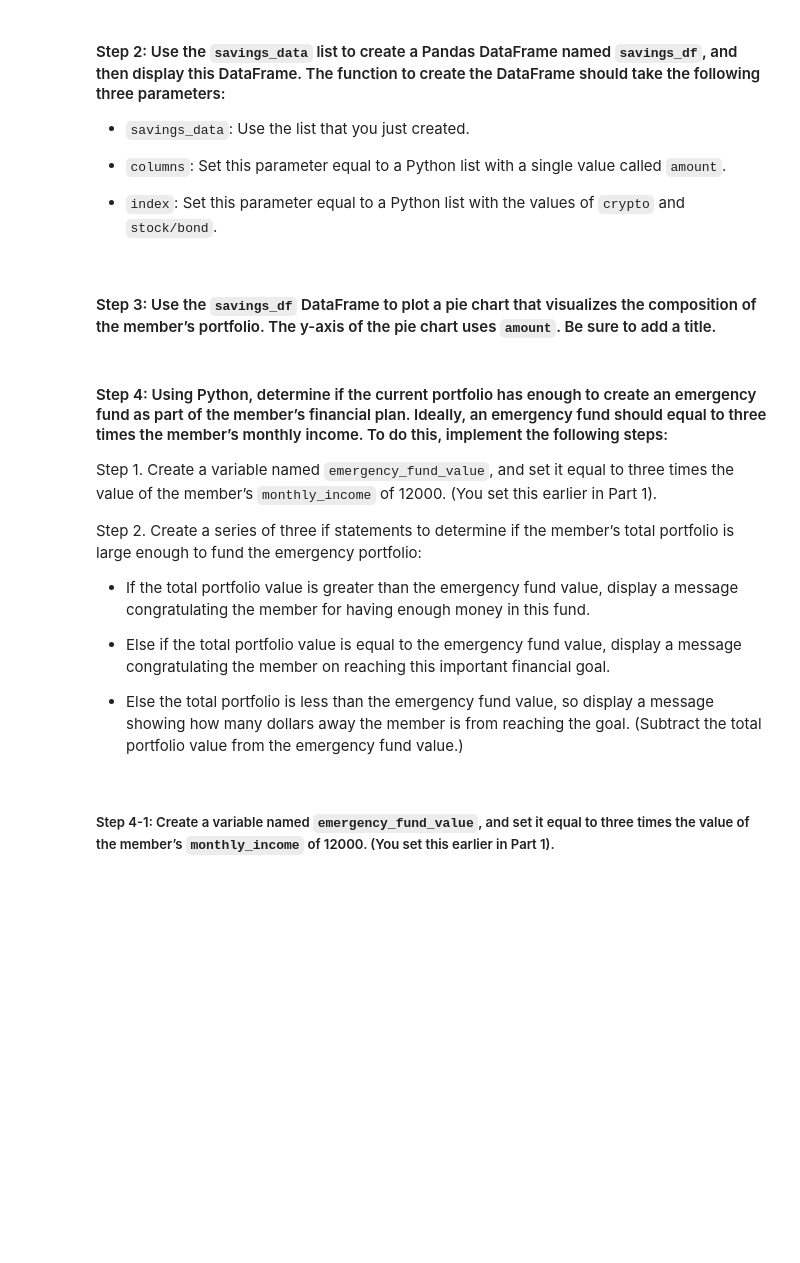
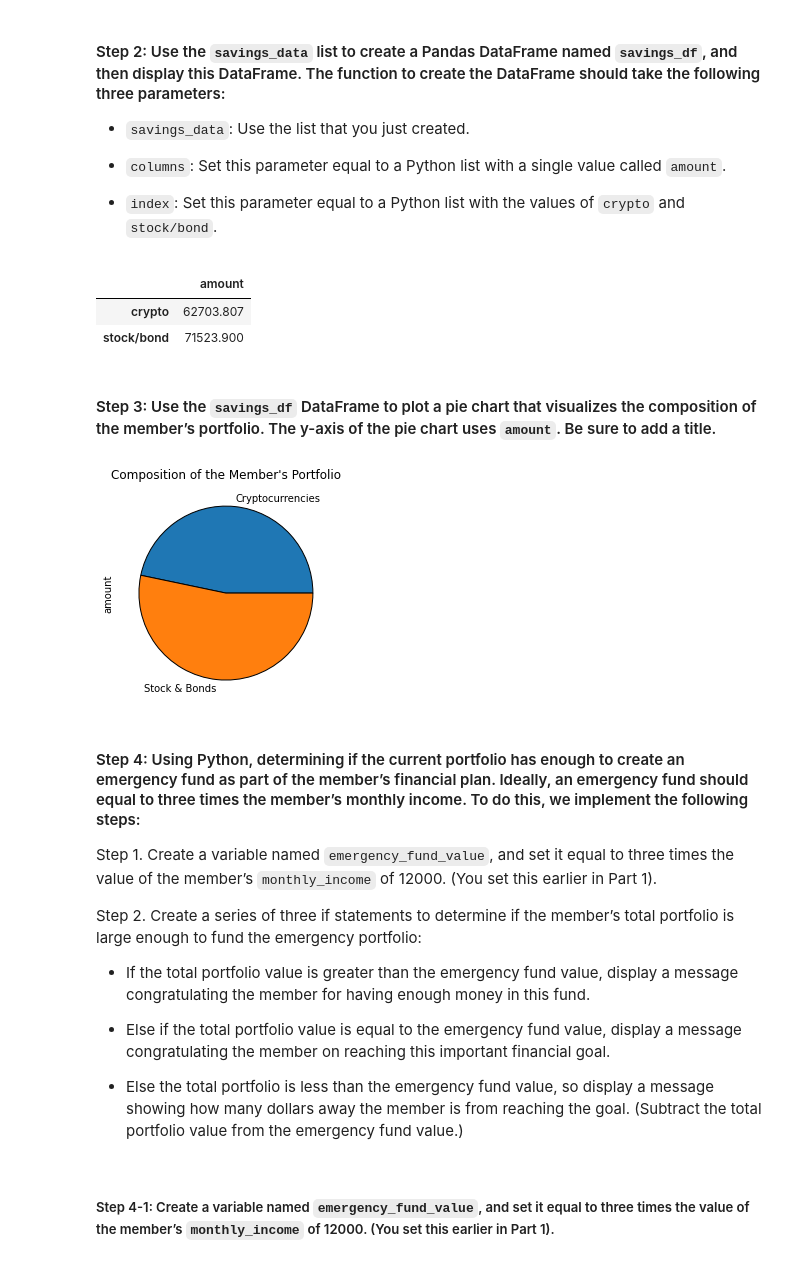
Before and after one commit to paocarvajal1912/Financial_Planning_Tools, a Jupyter notebook: financial_planning_tools.ipynb, the cells around one changed output. Saved outputs shown, nothing was run; the diff lists cells and outputs as text; code cells hidden in the pictures; blank space fills up the shorter version.

```diff
--- a/financial_planning_tools.ipynb
+++ b/financial_planning_tools.ipynb
@@ -275,12 +277,9 @@ agg_value = # YOUR CODE HERE
 # %%
 # Calculate the current value of the stock portion of the portfolio
-spy_value = # YOUR CODE HERE
-
-# Print the current value of the stock portfolio
-# YOUR CODE HERE
+spy_value = spy_close_price * spy_shares
 # %%
 # Calculate the total value of the stock and bond portion of the portfolio
-total_stocks_bonds = # YOUR CODE HERE
+total_stocks_bonds = agg_value + spy_value
 
 # Print the current balance of the stock and bond portion of the portfolio
-# YOUR CODE HERE
+print(f"The current balance of Stocks and Bonds instruments in the portfolio is: ${total_stocks_bonds:,.2f}" )
@@ -323,7 +349,7 @@ In this section, you’ll use the valuations for the cryptocurrency wallet and f
 #### Step 1: Create a Python list named `savings_data` that has two elements. The first element contains the total value of the cryptocurrency wallet. The second element contains the total value of the stock and bond portions of the portfolio.
 # %%
 # Consolidate financial assets data into a Python list
-# YOUR CODE HERE
+savings_data=[total_crypto_wallet, total_stocks_bonds]
 
 # Review the Python list savings_data
-# YOUR CODE HERE
+savings_data
@@ -337,17 +365,30 @@ In this section, you’ll use the valuations for the cryptocurrency wallet and f
 - `index`: Set this parameter equal to a Python list with the values of `crypto` and `stock/bond`.
 # %%
 # Create a Pandas DataFrame called savings_df
-# YOUR CODE HERE
+savings_df=pd.DataFrame(savings_data, index=["crypto", "stock/bond"], columns=["amount"])
 
 # Display the savings_df DataFrame
-# YOUR CODE HERE
+savings_df
+# %% [output]
+|  | amount |
+| crypto | 62703.807 |
+| stock/bond | 71523.900 |
 # %% [markdown]
 #### Step 3: Use the `savings_df` DataFrame to plot a pie chart that visualizes the composition of the member’s portfolio. The y-axis of the pie chart uses `amount`. Be sure to add a title.
 # %%
 # Plot the total value of the member's portfolio (crypto and stock/bond) in a pie chart
-# YOUR CODE HERE
+ax=savings_df.plot.pie(
+    y="amount"
+    ,title= "Composition of the Member's Portfolio"
+    ,legend=False
+    ,labels=["Cryptocurrencies","Stock & Bonds"]
+    ,wedgeprops={'edgecolor':"black"}
+)
+#ax.legend(loc="center right")
+# %% [output]
+[figure, added]
 # %% [markdown]
-#### Step 4: Using Python, determine if the current portfolio has enough to create an emergency fund as part of the member’s financial plan. Ideally, an emergency fund should equal to three times the member’s monthly income. To do this, implement the following steps:
+#### Step 4: Using Python, determining if the current portfolio has enough to create an emergency fund as part of the member’s financial plan. Ideally, an emergency fund should equal to three times the member’s monthly income. To do this, we implement the following steps:
 
 Step 1. Create a variable named `emergency_fund_value`, and set it equal to three times the value of the member’s `monthly_income` of 12000. (You set this earlier in Part 1).
 
```
Also changed, not shown: parts of 50 cells of this notebook.
